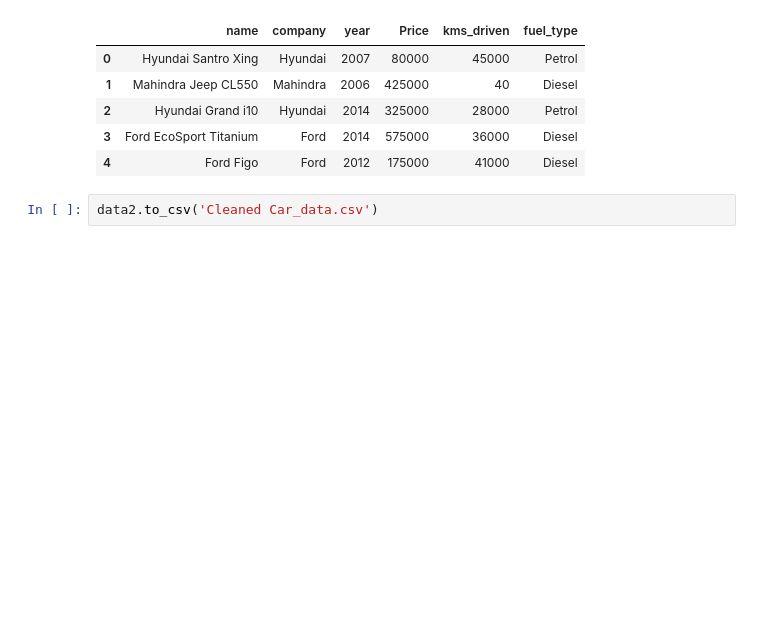
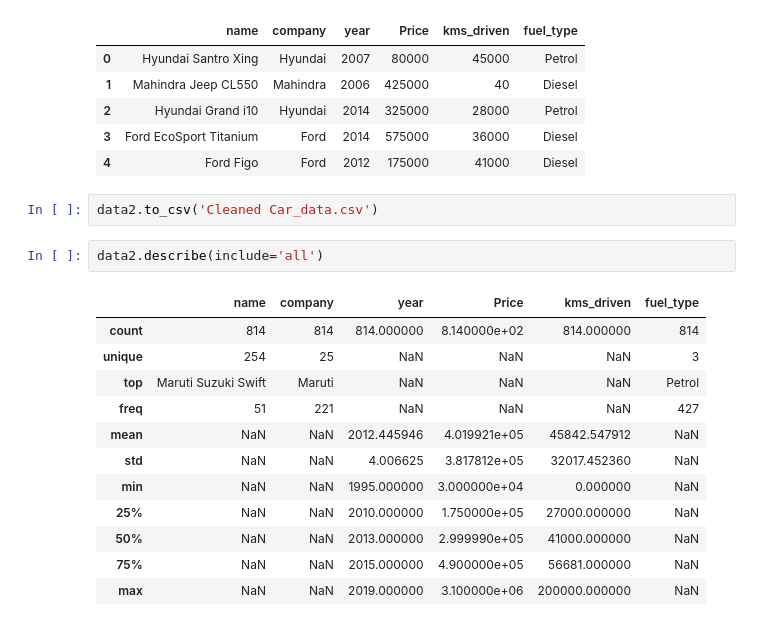
Before and after one commit to Bison619/Car-Price-prediction-System, a Jupyter notebook: carpredi.ipynb, the cells around one changed output. Saved outputs shown, nothing was run; the diff lists cells and outputs as text; blank space fills up the shorter version.

```diff
--- a/carpredi.ipynb
+++ b/carpredi.ipynb
@@ -306,3 +306,18 @@ data2.head()
 | 4 | Ford Figo | Ford | 2012 | 175000 | 41000 | Diesel |
 # %%
 data2.to_csv('Cleaned Car_data.csv')
+# %%
+data2.describe(include='all')
+# %% [output]
+|  | name | company | year | Price | kms_driven | fuel_type |
+| count | 814 | 814 | 814.000000 | 8.140000e+02 | 814.000000 | 814 |
+| unique | 254 | 25 | NaN | NaN | NaN | 3 |
+| top | Maruti Suzuki Swift | Maruti | NaN | NaN | NaN | Petrol |
+| freq | 51 | 221 | NaN | NaN | NaN | 427 |
+| mean | NaN | NaN | 2012.445946 | 4.019921e+05 | 45842.547912 | NaN |
+| std | NaN | NaN | 4.006625 | 3.817812e+05 | 32017.452360 | NaN |
+| min | NaN | NaN | 1995.000000 | 3.000000e+04 | 0.000000 | NaN |
+| 25% | NaN | NaN | 2010.000000 | 1.750000e+05 | 27000.000000 | NaN |
+| 50% | NaN | NaN | 2013.000000 | 2.999990e+05 | 41000.000000 | NaN |
+| 75% | NaN | NaN | 2015.000000 | 4.900000e+05 | 56681.000000 | NaN |
+| max | NaN | NaN | 2019.000000 | 3.100000e+06 | 200000.000000 | NaN |
```
Also changed, not shown: parts of 6 cells of this notebook.
